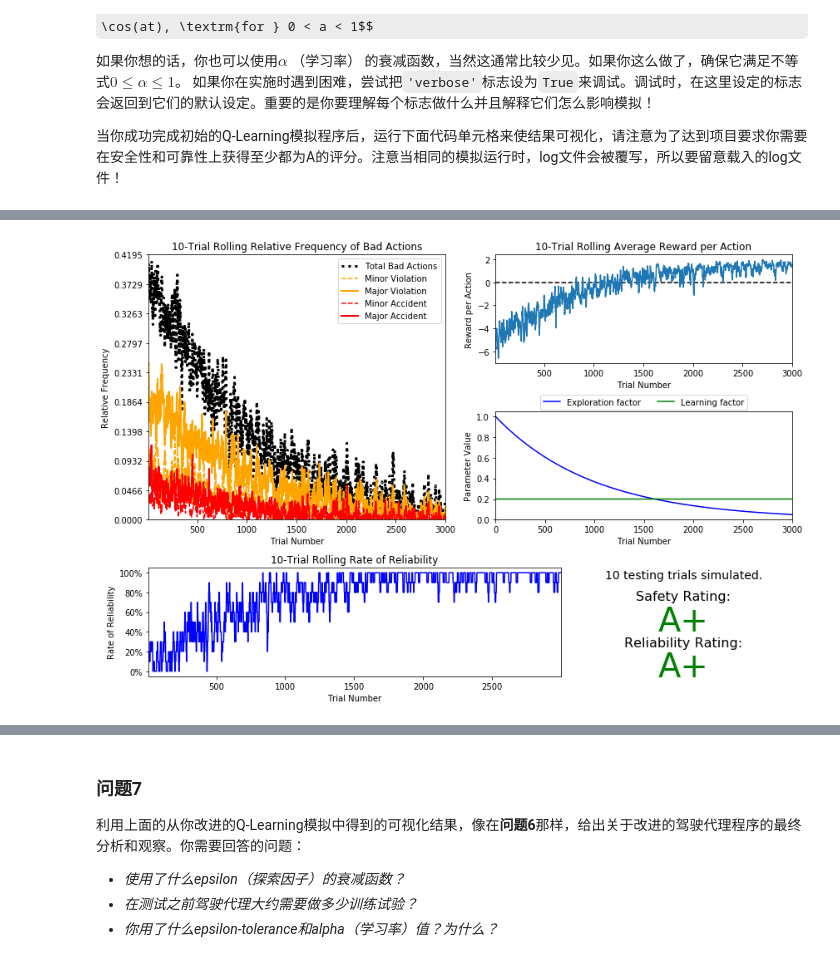
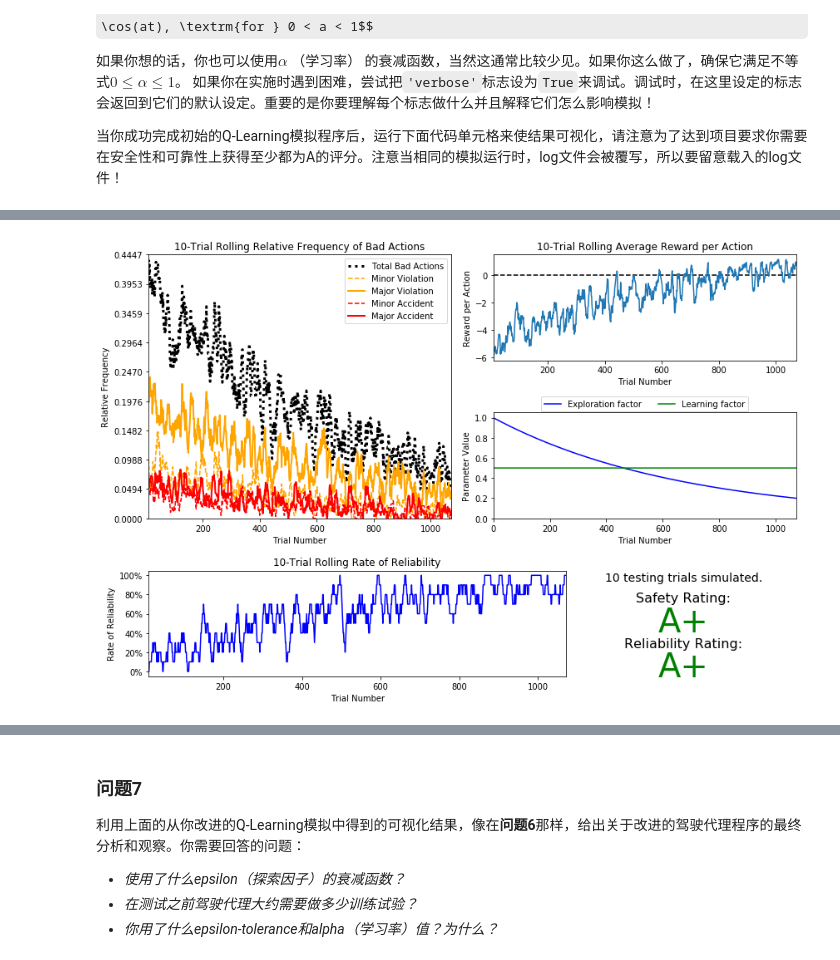
Before and after one commit to zhglinux/MachineLearning, a Jupyter notebook: smartcab-master/smartcab.ipynb, the cells around one changed output, grey strips where cells are left out. Drawn from its saved outputs; the diff is of its cells as text; code cells hidden in the pictures; some formulas as TeX source.

```diff
--- a/smartcab-master/smartcab.ipynb
+++ b/smartcab-master/smartcab.ipynb
@@ -259,5 +267,6 @@ $$ \epsilon = a^t, \textrm{for } 0 < a < 1 \hspace{50px}\epsilon = \frac{1}{t^2}
 # %%
 # Load the 'sim_improved-learning' file fromthe improved Q-Learning simulation
-vs.plot_trials('sim_improved-learning.csv')
+vs.plot_trials('sim_improved-learning0.csv')
+     #self.epsilon = math.exp(-0.0015*self.testNumber)
 # %% [output]
-[figure, old version]
+[figure, new version]
```
Also changed, not shown: parts of 6 cells of this notebook, 16 other files.
